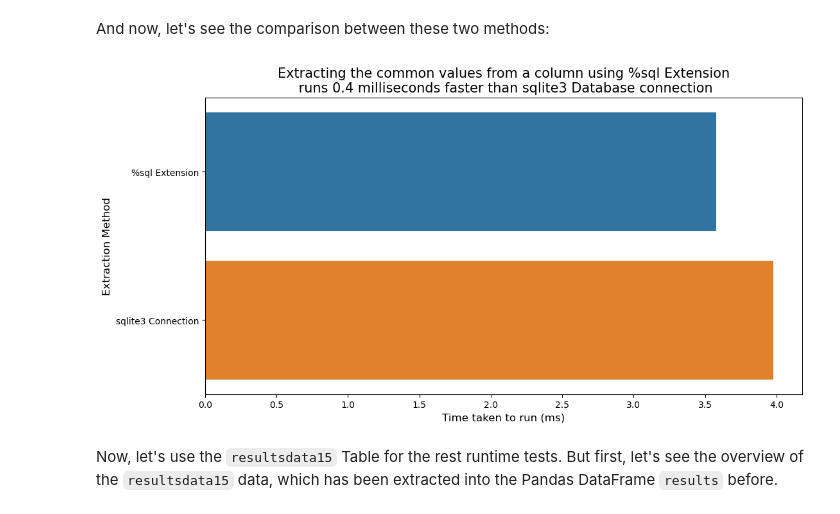
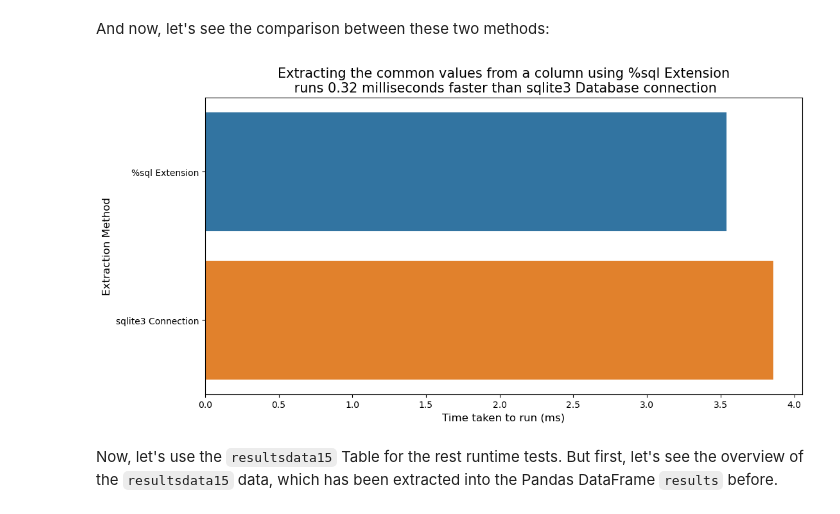
Before and after one commit to azamsuratem/sqlext_vs_sqlite3, a Jupyter notebook: Executing SQL Queries - sql Extension VS sqlite3 Library.ipynb, the cells around one changed output. Saved outputs shown, nothing was run; the diff lists cells and outputs as text; code cells hidden in the pictures.

```diff
--- a/Executing SQL Queries - sql Extension VS sqlite3 Library.ipynb
+++ b/Executing SQL Queries - sql Extension VS sqlite3 Library.ipynb
@@ -360,18 +363,19 @@ ConnectDB(file_path).close()
 # %% [markdown]
 And now, let's see the comparison between these two methods:
 # %%
-x4 = [3.58,3.98]
+x4 = [3.54,3.86]
 y4 = ["%sql Extension","sqlite3 Connection"]
 
 plt.figure(figsize=(12,6))
 sns.barplot(y=y4, x=x4)
 plt.xlabel("Time taken to run (ms)", fontsize=12)
 plt.ylabel("Extraction Method", fontsize=12)
 plt.title(f"Extracting the common values from a column using %sql Extension\n runs \
 {round((x4[1]-x4[0]),2)} milliseconds faster than sqlite3 Database connection", fontsize=15)
+plt.savefig("test_4.png")
 plt.show()
 # %% [output]
-[figure, old version]
+[figure, new version]
 # %% [markdown]
 Now, let's use the `resultsdata15` Table for the rest runtime tests. But first, let's see the overview of the `resultsdata15` data, which has been extracted into the Pandas DataFrame `results` before.
 # %%
```
Also changed, not shown: parts of 25 cells of this notebook.
